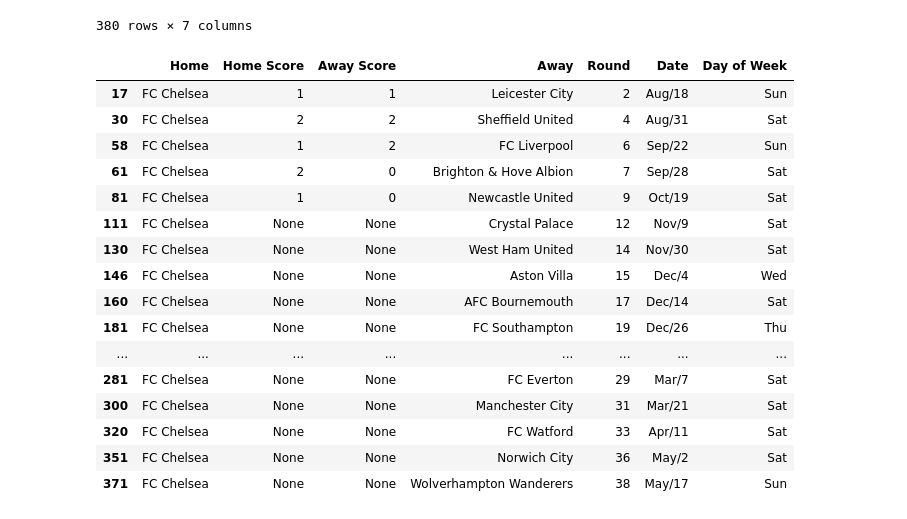
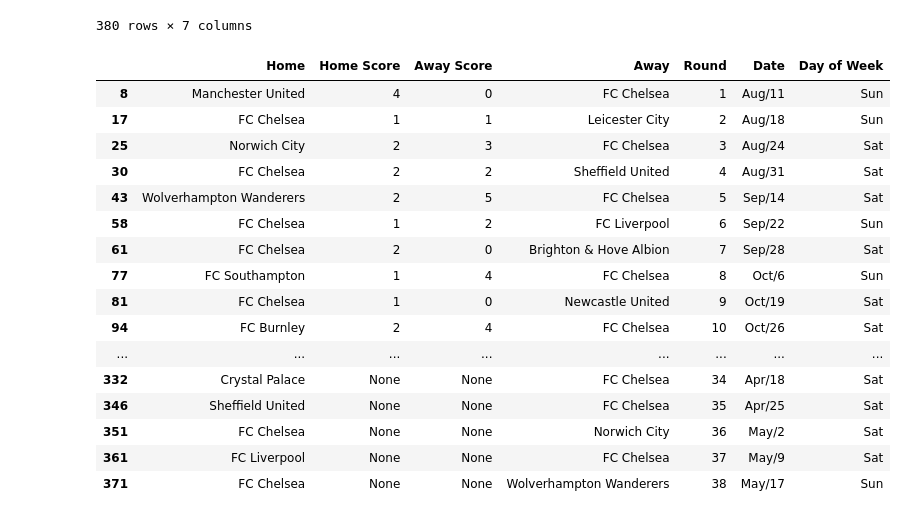
Before and after one commit to frankimi/Premier-League-Standing, a Jupyter notebook: Premier League 2019-2020 Analysis.ipynb, the cells around one changed output. Cells and saved outputs as stored; diff of their text form; code cells hidden in the pictures.

```diff
--- a/Premier League 2019-2020 Analysis.ipynb
+++ b/Premier League 2019-2020 Analysis.ipynb
@@ -95,22 +97,24 @@ results_df
 | 379 | FC Burnley | None | None | Brighton & Hove Albion | 38 | May/17 | Sun |
 380 rows × 7 columns
 # %%
-results_df[(results_df['Home'] == 'FC Chelsea')]
+# Chelsea results
+
+results_df[(results_df['Home'] == 'FC Chelsea') | (results_df['Away'] == 'FC Chelsea')]
 # %% [output]
 |  | Home | Home Score | Away Score | Away | Round | Date | Day of Week |
+| 8 | Manchester United | 4 | 0 | FC Chelsea | 1 | Aug/11 | Sun |
 | 17 | FC Chelsea | 1 | 1 | Leicester City | 2 | Aug/18 | Sun |
+| 25 | Norwich City | 2 | 3 | FC Chelsea | 3 | Aug/24 | Sat |
 | 30 | FC Chelsea | 2 | 2 | Sheffield United | 4 | Aug/31 | Sat |
+| 43 | Wolverhampton Wanderers | 2 | 5 | FC Chelsea | 5 | Sep/14 | Sat |
 | 58 | FC Chelsea | 1 | 2 | FC Liverpool | 6 | Sep/22 | Sun |
 | 61 | FC Chelsea | 2 | 0 | Brighton & Hove Albion | 7 | Sep/28 | Sat |
+| 77 | FC Southampton | 1 | 4 | FC Chelsea | 8 | Oct/6 | Sun |
 | 81 | FC Chelsea | 1 | 0 | Newcastle United | 9 | Oct/19 | Sat |
-| 111 | FC Chelsea | None | None | Crystal Palace | 12 | Nov/9 | Sat |
-| 130 | FC Chelsea | None | None | West Ham United | 14 | Nov/30 | Sat |
-| 146 | FC Chelsea | None | None | Aston Villa | 15 | Dec/4 | Wed |
-| 160 | FC Chelsea | None | None | AFC Bournemouth | 17 | Dec/14 | Sat |
-| 181 | FC Chelsea | None | None | FC Southampton | 19 | Dec/26 | Thu |
+| 94 | FC Burnley | 2 | 4 | FC Chelsea | 10 | Oct/26 | Sat |
 | ... | ... | ... | ... | ... | ... | ... | ... |
-| 281 | FC Chelsea | None | None | FC Everton | 29 | Mar/7 | Sat |
-| 300 | FC Chelsea | None | None | Manchester City | 31 | Mar/21 | Sat |
-| 320 | FC Chelsea | None | None | FC Watford | 33 | Apr/11 | Sat |
+| 332 | Crystal Palace | None | None | FC Chelsea | 34 | Apr/18 | Sat |
+| 346 | Sheffield United | None | None | FC Chelsea | 35 | Apr/25 | Sat |
 | 351 | FC Chelsea | None | None | Norwich City | 36 | May/2 | Sat |
+| 361 | FC Liverpool | None | None | FC Chelsea | 37 | May/9 | Sat |
 | 371 | FC Chelsea | None | None | Wolverhampton Wanderers | 38 | May/17 | Sun |
```
Also changed, not shown: parts of 2 cells of this notebook.
